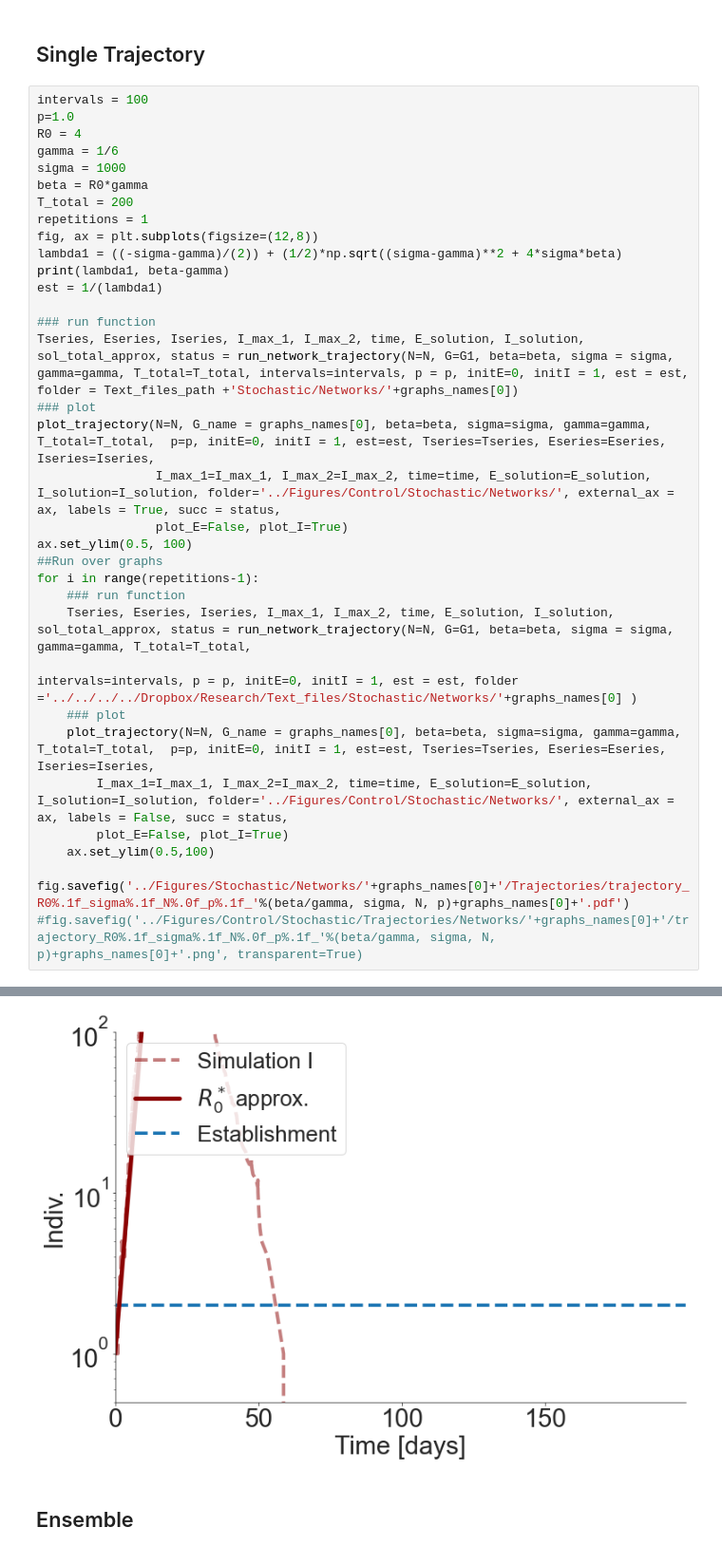
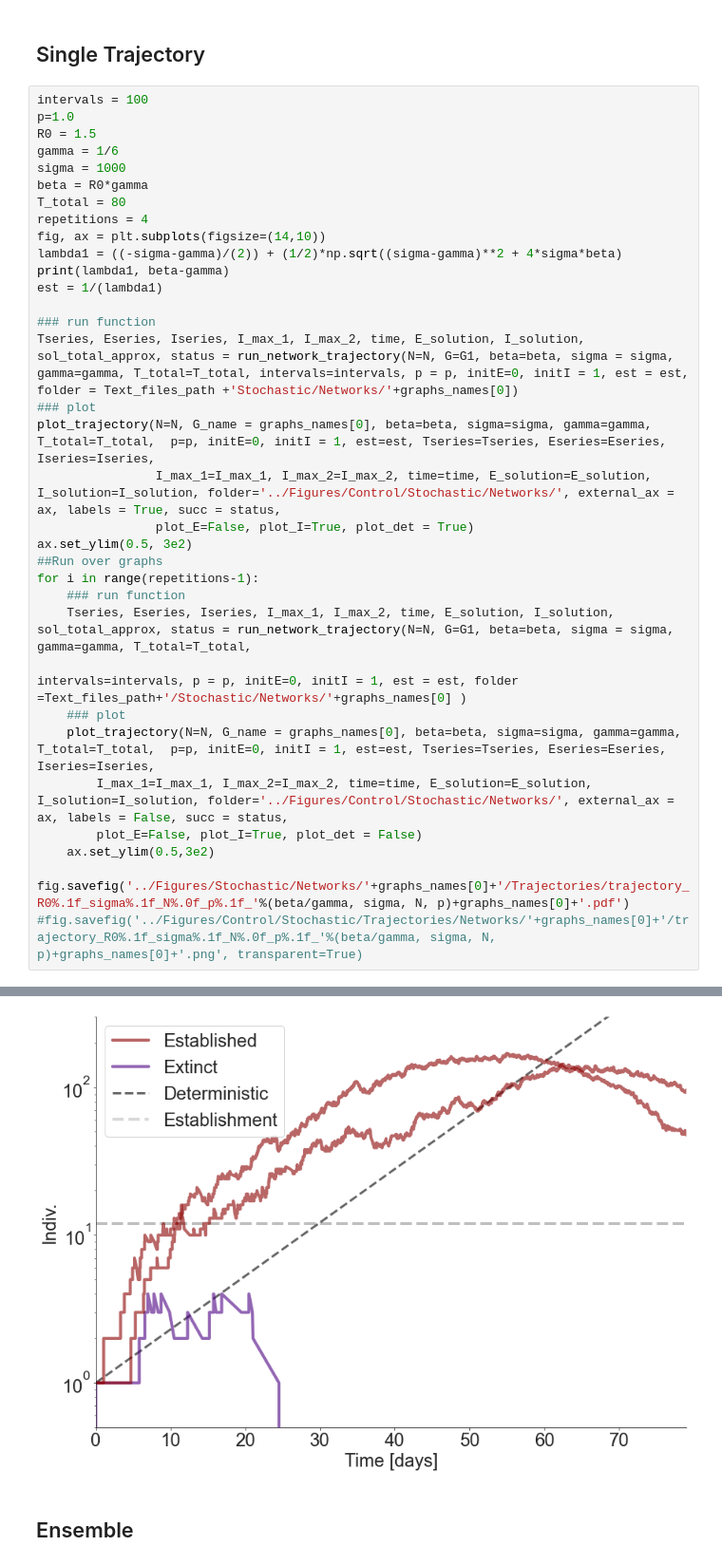
Before and after one commit to betoto008/Epidemiology_2020, a Jupyter notebook: Jupyter_Notebooks/1_Stochastic_Network.ipynb, the cells around one changed output, grey strips where cells are left out. Shown at 95% size. Saved outputs shown, nothing was run; the diff lists cells and outputs as text.

```diff
--- a/Jupyter_Notebooks/1_Stochastic_Network.ipynb
+++ b/Jupyter_Notebooks/1_Stochastic_Network.ipynb
@@ -45,13 +45,13 @@ print(max(nodeDegrees), min(nodeDegrees), meanDegree, meanDegree2)
 # %%
 intervals = 100
 p=1.0
-R0 = 4
+R0 = 1.5
 gamma = 1/6
 sigma = 1000
 beta = R0*gamma
-T_total = 200
-repetitions = 1
-fig, ax = plt.subplots(figsize=(12,8))
+T_total = 80
+repetitions = 4
+fig, ax = plt.subplots(figsize=(14,10))
 lambda1 = ((-sigma-gamma)/(2)) + (1/2)*np.sqrt((sigma-gamma)**2 + 4*sigma*beta)
 print(lambda1, beta-gamma)
 est = 1/(lambda1)
@@ -61,18 +61,18 @@ Tseries, Eseries, Iseries, I_max_1, I_max_2, time, E_solution, I_solution, sol_t
 ### plot
 plot_trajectory(N=N, G_name = graphs_names[0], beta=beta, sigma=sigma, gamma=gamma, T_total=T_total,  p=p, initE=0, initI = 1, est=est, Tseries=Tseries, Eseries=Eseries, Iseries=Iseries,
                 I_max_1=I_max_1, I_max_2=I_max_2, time=time, E_solution=E_solution, I_solution=I_solution, folder='../Figures/Control/Stochastic/Networks/', external_ax = ax, labels = True, succ = status,
-                plot_E=False, plot_I=True)
-ax.set_ylim(0.5, 100)
+                plot_E=False, plot_I=True, plot_det = True)
+ax.set_ylim(0.5, 3e2)
 ##Run over graphs
 for i in range(repetitions-1):
     ### run function
     Tseries, Eseries, Iseries, I_max_1, I_max_2, time, E_solution, I_solution, sol_total_approx, status = run_network_trajectory(N=N, G=G1, beta=beta, sigma = sigma, gamma=gamma, T_total=T_total,
-                                                                                                                                 intervals=intervals, p = p, initE=0, initI = 1, est = est, folder ='../../../../Dropbox/Research/Text_files/Stochastic/Networks/'+graphs_names[0] )
+                                                                                                                                 intervals=intervals, p = p, initE=0, initI = 1, est = est, folder =Text_files_path+'/Stochastic/Networks/'+graphs_names[0] )
     ### plot
     plot_trajectory(N=N, G_name = graphs_names[0], beta=beta, sigma=sigma, gamma=gamma, T_total=T_total,  p=p, initE=0, initI = 1, est=est, Tseries=Tseries, Eseries=Eseries, Iseries=Iseries,
         I_max_1=I_max_1, I_max_2=I_max_2, time=time, E_solution=E_solution, I_solution=I_solution, folder='../Figures/Control/Stochastic/Networks/', external_ax = ax, labels = False, succ = status,
-        plot_E=False, plot_I=True)
-    ax.set_ylim(0.5,100)
+        plot_E=False, plot_I=True, plot_det = False)
+    ax.set_ylim(0.5,3e2)
 
 fig.savefig('../Figures/Stochastic/Networks/'+graphs_names[0]+'/Trajectories/trajectory_R0%.1f_sigma%.1f_N%.0f_p%.1f_'%(beta/gamma, sigma, N, p)+graphs_names[0]+'.pdf')
 #fig.savefig('../Figures/Control/Stochastic/Trajectories/Networks/'+graphs_names[0]+'/trajectory_R0%.1f_sigma%.1f_N%.0f_p%.1f_'%(beta/gamma, sigma, N, p)+graphs_names[0]+'.png', transparent=True)
@@ -81,4 +81,4 @@ fig.savefig('../Figures/Stochastic/Networks/'+graphs_names[0]+'/Trajectories/tra
-[figure, old version]
+[figure, new version]
 # %% [markdown]
 ## Ensemble
 # %%
```
Also changed, not shown: parts of 5 cells of this notebook, 33 other files.
